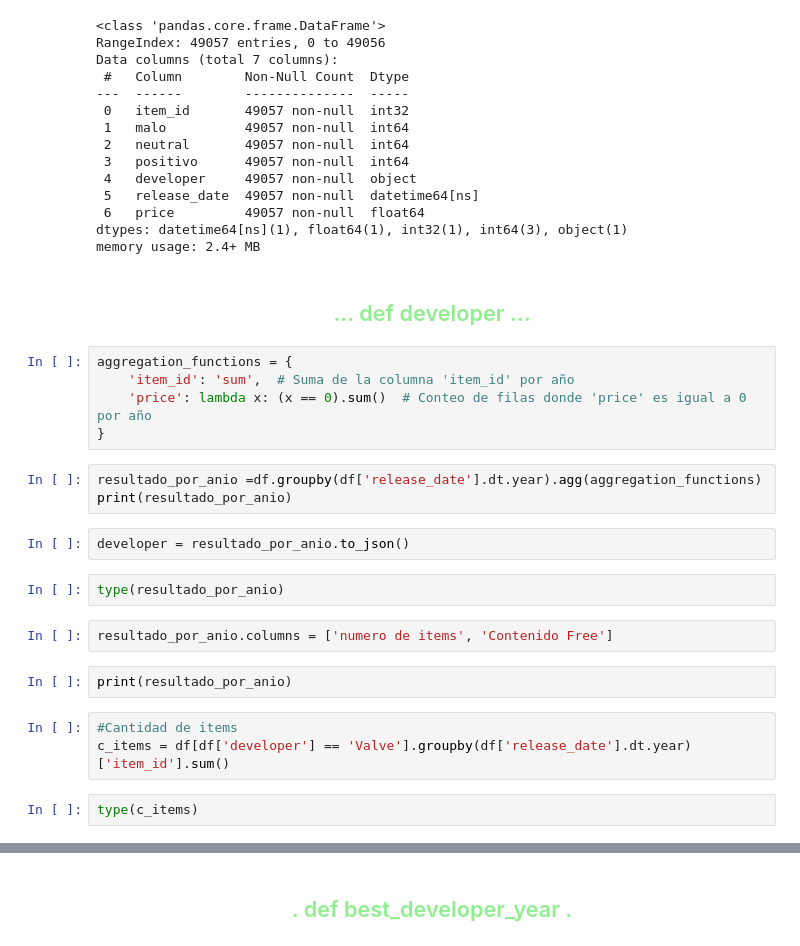
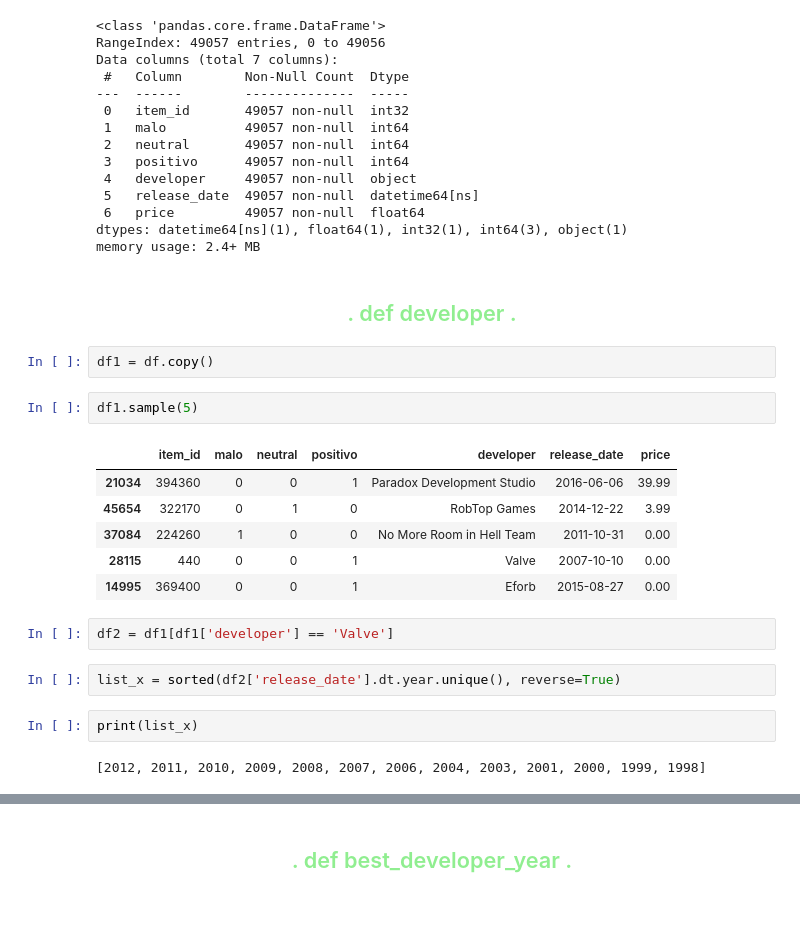
Before and after one commit to Remolino777/steam-game-recommendation-system, a Jupyter notebook: AWS_lambad.ipynb, the cells around one changed output, grey strips where cells are left out. Cells and saved outputs as stored; diff of their text form; blank space fills up the shorter version.

```diff
--- a/AWS_lambad.ipynb
+++ b/AWS_lambad.ipynb
@@ -31,25 +27,23 @@ Data columns (total 7 columns):
 dtypes: datetime64[ns](1), float64(1), int32(1), int64(3), object(1)
 memory usage: 2.4+ MB
 # %% [markdown]
-## <div style="color: lightgreen; text-align: center;"> ...  def developer  ... </div>
+## <div style="color: lightgreen; text-align: center;"> .  def developer  . </div>
-# %%
-aggregation_functions = {
-    'item_id': 'sum',  # Suma de la columna 'item_id' por año
-    'price': lambda x: (x == 0).sum()  # Conteo de filas donde 'price' es igual a 0 por año
-}
-# %%
-resultado_por_anio =df.groupby(df['release_date'].dt.year).agg(aggregation_functions)
-print(resultado_por_anio)
-# %%
-developer = resultado_por_anio.to_json()
-# %%
-type(resultado_por_anio)
-# %%
-resultado_por_anio.columns = ['numero de items', 'Contenido Free']
+# %%
+df1 = df.copy()
+# %%
+df1.sample(5)
+# %% [output]
+|  | item_id | malo | neutral | positivo | developer | release_date | price |
+| 21034 | 394360 | 0 | 0 | 1 | Paradox Development Studio | 2016-06-06 | 39.99 |
+| 45654 | 322170 | 0 | 1 | 0 | RobTop Games | 2014-12-22 | 3.99 |
+| 37084 | 224260 | 1 | 0 | 0 | No More Room in Hell Team | 2011-10-31 | 0.00 |
+| 28115 | 440 | 0 | 0 | 1 | Valve | 2007-10-10 | 0.00 |
+| 14995 | 369400 | 0 | 0 | 1 | Eforb | 2015-08-27 | 0.00 |
+# %%
+df2 = df1[df1['developer'] == 'Valve']
+# %%
+list_x = sorted(df2['release_date'].dt.year.unique(), reverse=True)
 # %%
-print(resultado_por_anio)
+print(list_x)
+# %% [output]
+[2012, 2011, 2010, 2009, 2008, 2007, 2006, 2004, 2003, 2001, 2000, 1999, 1998]
-# %%
-#Cantidad de items
-c_items = df[df['developer'] == 'Valve'].groupby(df['release_date'].dt.year)['item_id'].sum()
-# %%
-type(c_items)
```
Also changed, not shown: parts of 17 cells of this notebook, 3 other files.
